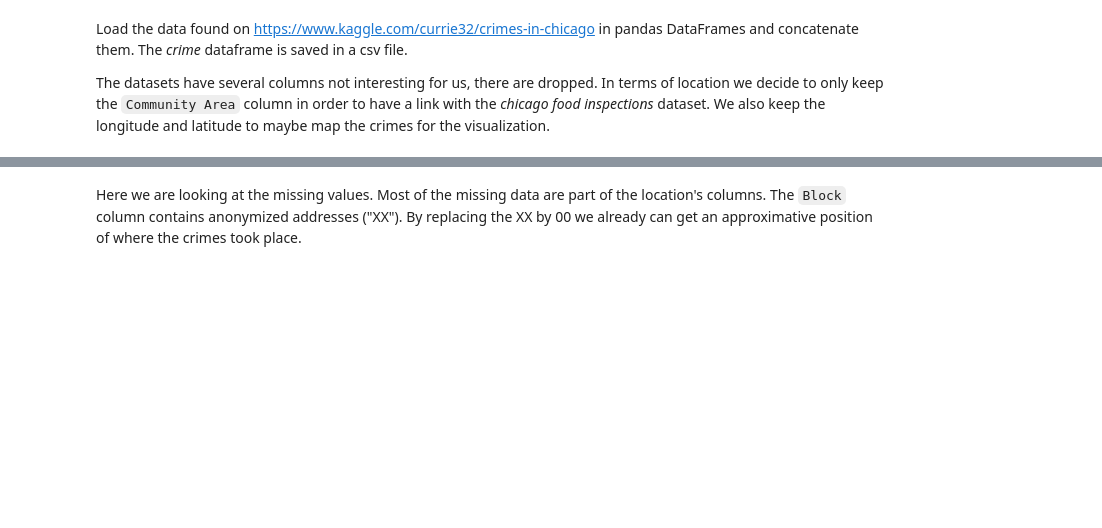
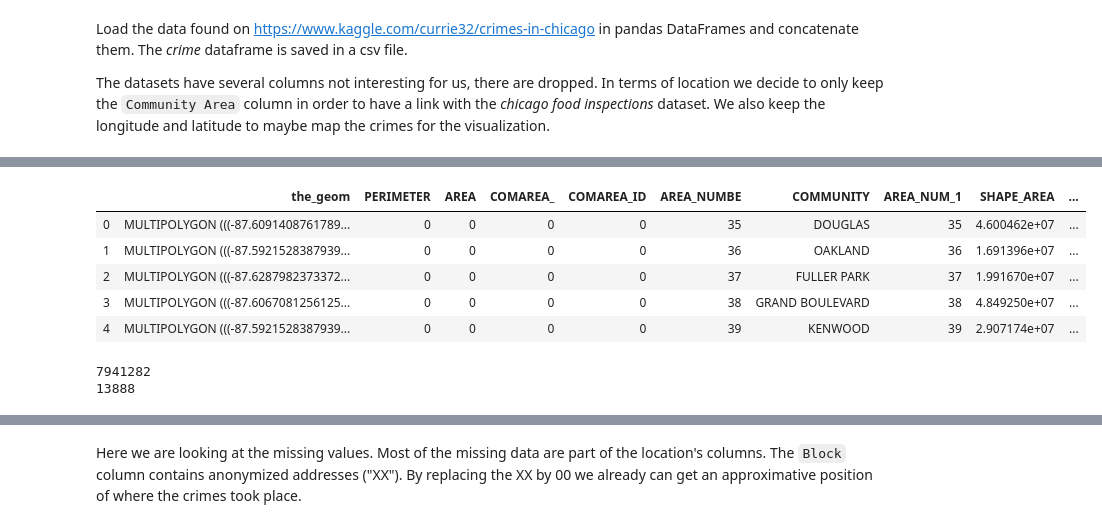
Before and after one commit to clairebilat/ada-2019-project-lost-and-found, a Jupyter notebook: Milestone-2.ipynb, the cells around one changed output, grey strips where cells are left out. Cells and saved outputs as stored; diff of their text form; code cells hidden in the pictures; blank space fills up the shorter version.

```diff
--- a/Milestone-2.ipynb
+++ b/Milestone-2.ipynb
@@ -1007,3 +1007,13 @@ crime.head()
 | 2 | 4789749 | 06/20/2004 11:00:00 AM | 025XX N KIMBALL AVE | OFFENSE INVOLVING CHILDREN | AGG CRIM SEX ABUSE FAM MEMBER | 1413 | 22.0 | 2004.0 | NaN | ... |
 | 3 | 4789765 | 12/30/2004 08:00:00 PM | 045XX W MONTANA ST | THEFT | FINANCIAL ID THEFT: OVER $300 | 2521 | 20.0 | 2004.0 | NaN | ... |
 | 4 | 4677901 | 05/01/2003 01:00:00 AM | 111XX S NORMAL AVE | THEFT | FINANCIAL ID THEFT:$300 &UNDER | 2233 | 49.0 | 2003.0 | 41.6918 | ... |
+# %%
+commareas = pd.read_csv('CommAreas.csv', error_bad_lines=False)
+commareas.head()
+# %% [output]
+|  | the_geom | PERIMETER | AREA | COMAREA_ | COMAREA_ID | AREA_NUMBE | COMMUNITY | AREA_NUM_1 | SHAPE_AREA | ... |
+| 0 | MULTIPOLYGON (((-87.6091408761789... | 0 | 0 | 0 | 0 | 35 | DOUGLAS | 35 | 4.600462e+07 | ... |
+| 1 | MULTIPOLYGON (((-87.5921528387939... | 0 | 0 | 0 | 0 | 36 | OAKLAND | 36 | 1.691396e+07 | ... |
+| 2 | MULTIPOLYGON (((-87.6287982373372... | 0 | 0 | 0 | 0 | 37 | FULLER PARK | 37 | 1.991670e+07 | ... |
+| 3 | MULTIPOLYGON (((-87.6067081256125... | 0 | 0 | 0 | 0 | 38 | GRAND BOULEVARD | 38 | 4.849250e+07 | ... |
+| 4 | MULTIPOLYGON (((-87.5921528387939... | 0 | 0 | 0 | 0 | 39 | KENWOOD | 39 | 2.907174e+07 | ... |
@@ -1009,0 +1076,12 @@ crime.head()
+# %%
+print(len(c))
+count = 0
+for x in c :
+    if x == 0.0 :
+        count += 1
+    else :
+        pass
+print(count)
+# %% [output]
+7941282
+13888
```
Also changed, not shown: parts of 12 cells of this notebook.
